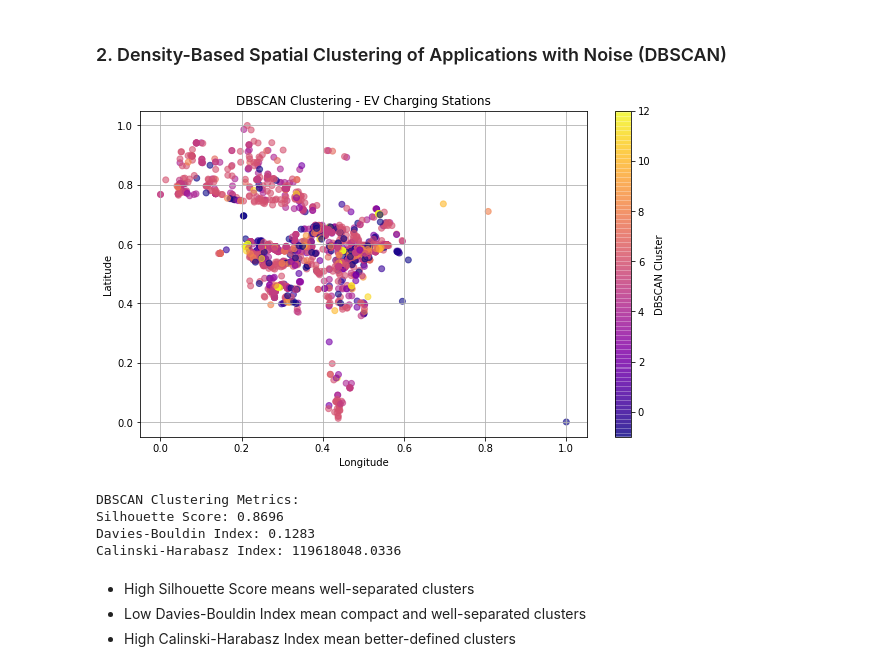
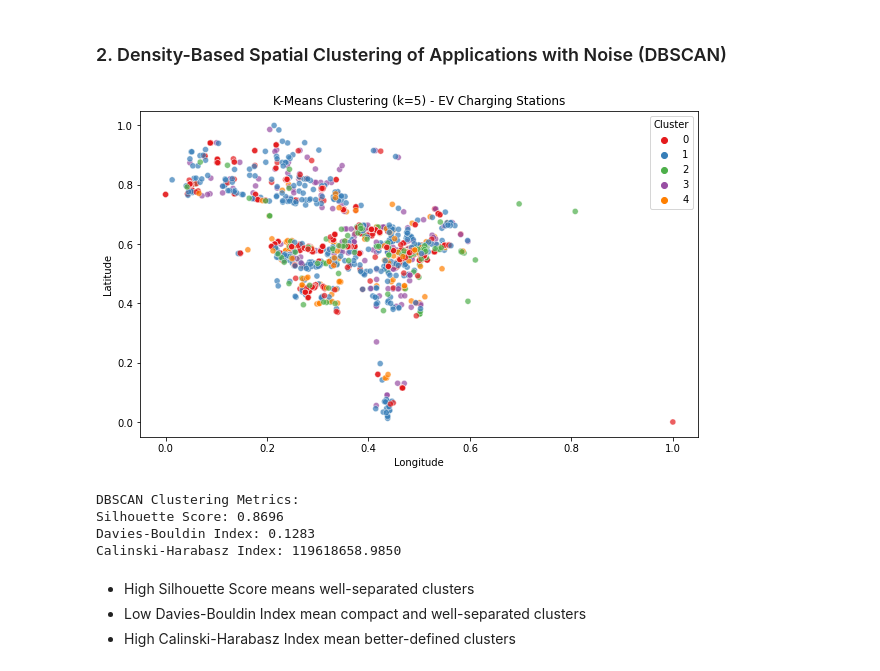
Before and after one commit to Damarispaul/Ev_Stations, a Jupyter notebook: EV Charging (3).ipynb, the cells around one changed output. Saved outputs shown, nothing was run; the diff lists cells and outputs as text; code cells hidden in the pictures.

```diff
--- a/EV Charging (3).ipynb
+++ b/EV Charging (3).ipynb
@@ -1341,43 +1351,43 @@ Calinski-Harabasz Index: 2778528.4002
 # %%
 from sklearn.cluster import DBSCAN
 
 # Perform DBSCAN clustering
 dbscan = DBSCAN(eps=0.5, min_samples=10)
 df["dbscan_cluster"] = dbscan.fit_predict(df)
 
 # Compute DBSCAN metrics (excluding noise points labeled as -1)
 valid_dbscan_points = df["dbscan_cluster"] != -1  # Exclude noise points
 
 if valid_dbscan_points.sum() > 1:  # Ensure there are enough valid clusters
     silhouette_dbscan = silhouette_score(df[valid_dbscan_points], df["dbscan_cluster"][valid_dbscan_points])
     davies_bouldin_dbscan = davies_bouldin_score(df[valid_dbscan_points], df["dbscan_cluster"][valid_dbscan_points])
     calinski_harabasz_dbscan = calinski_harabasz_score(df[valid_dbscan_points], df["dbscan_cluster"][valid_dbscan_points])
 else:
     silhouette_dbscan = None
     davies_bouldin_dbscan = None
     calinski_harabasz_dbscan = None
 
-# Visualize DBSCAN clusters (latitude vs longitude)
+
+# Scatter plot with Seaborn
 plt.figure(figsize=(10, 6))
-plt.scatter(df["longitude"], df["latitude"], c=df["dbscan_cluster"], cmap="plasma", alpha=0.6)
-plt.colorbar(label="DBSCAN Cluster")
+sns.scatterplot(x=df['longitude'], y=df['latitude'], hue=df['kmeans_cluster'], palette="Set1", alpha=0.7)
+plt.title(f"K-Means Clustering (k={optimal_k}) - EV Charging Stations")
 plt.xlabel("Longitude")
 plt.ylabel("Latitude")
-plt.title("DBSCAN Clustering - EV Charging Stations")
-plt.grid(True)
+plt.legend(title="Cluster")
 plt.show()
 
 # Display DBSCAN results
 print("DBSCAN Clustering Metrics:")
 print(f"Silhouette Score: {silhouette_dbscan:.4f}" if silhouette_dbscan else "Silhouette Score: N/A")
 print(f"Davies-Bouldin Index: {davies_bouldin_dbscan:.4f}" if davies_bouldin_dbscan else "Davies-Bouldin Index: N/A")
 print(f"Calinski-Harabasz Index: {calinski_harabasz_dbscan:.4f}" if calinski_harabasz_dbscan else "Calinski-Harabasz Index: N/A")
 # %% [output]
-[figure, old version]
+[figure, new version]
 DBSCAN Clustering Metrics:
 Silhouette Score: 0.8696
 Davies-Bouldin Index: 0.1283
-Calinski-Harabasz Index: 119618048.0336
+Calinski-Harabasz Index: 119618658.9850
 # %% [markdown]
 * High Silhouette Score means well-separated clusters
 * Low Davies-Bouldin Index mean compact and well-separated clusters
```
Also changed, not shown: parts of 69 cells of this notebook, 10 other files.
